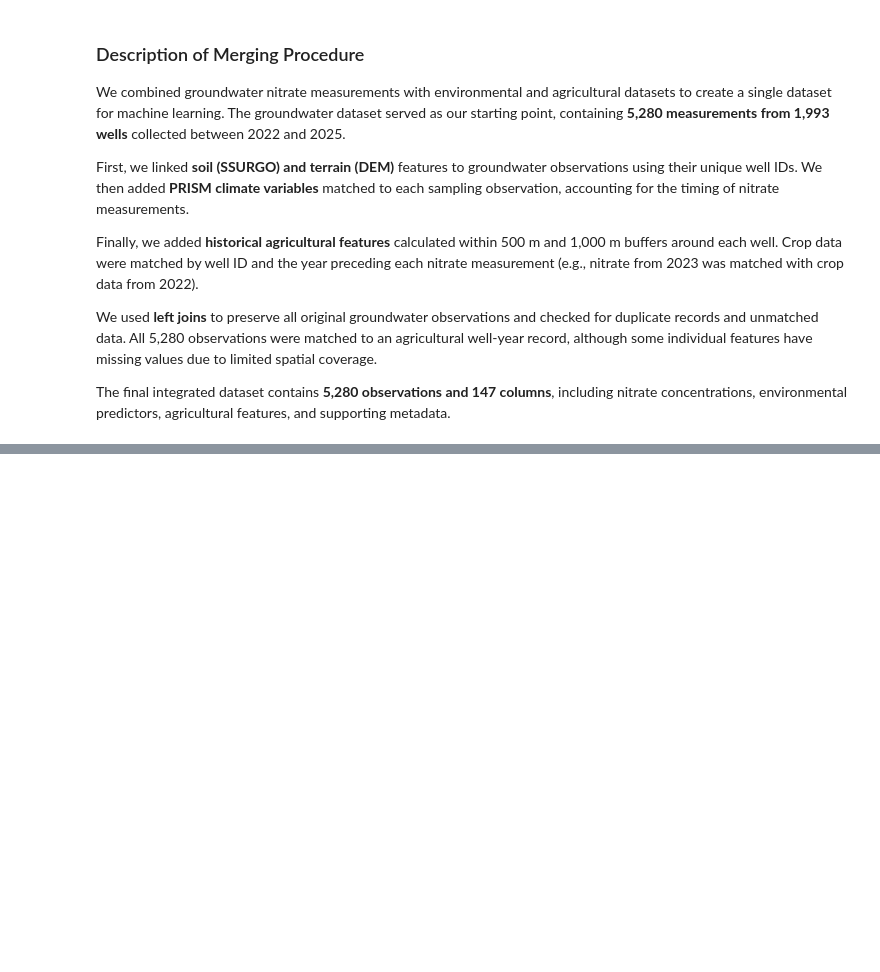
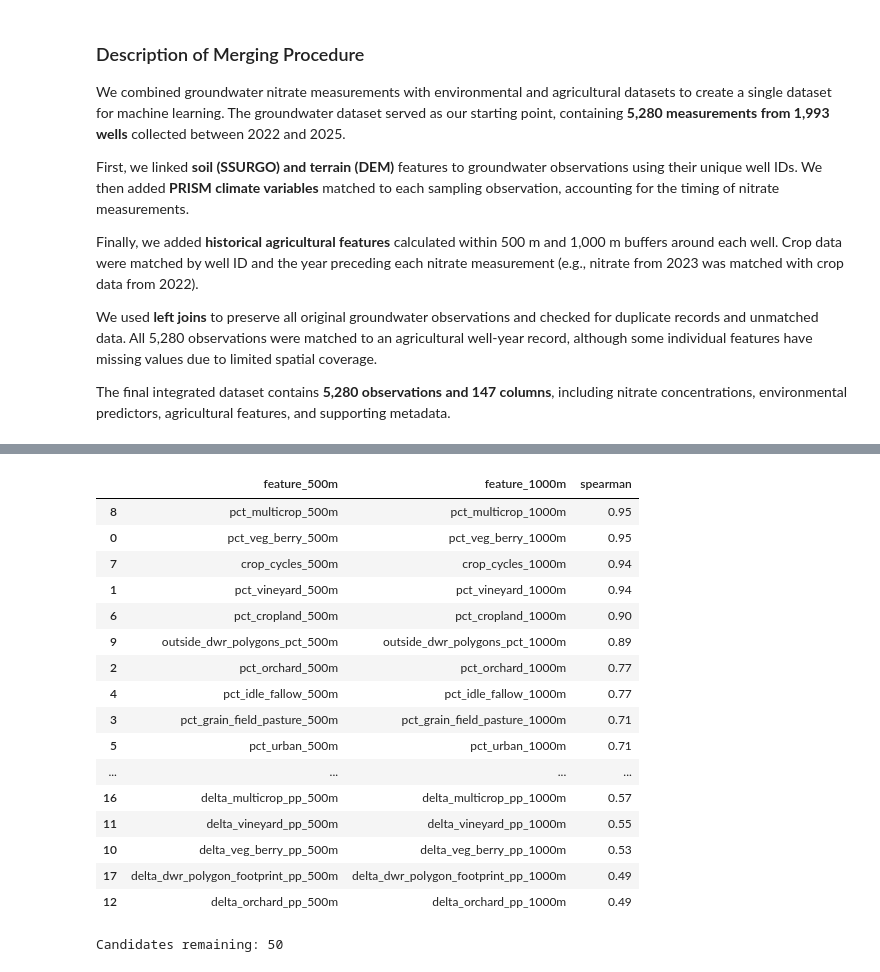
Before and after one commit to Erdos-Projects/fall-2026-infrastructure-placement, a Jupyter notebook: notebooks/feature_selection.ipynb, the cells around one changed output, grey strips where cells are left out. Saved outputs shown, nothing was run; the diff lists cells and outputs as text; code cells hidden in the pictures; blank space fills up the shorter version.

Commit message:
Feature selection: model-independent screening to 50 candidates and decision log

```diff
--- a/notebooks/feature_selection.ipynb
+++ b/notebooks/feature_selection.ipynb
@@ -72,0 +194,20 @@ We will retain agricultural intensity, crop composition, soils, terrain, and cli
+# %%
+MISSING_THRESHOLD = 0.50
+DOMINANT_THRESHOLD = 0.95
+
+missing_share = df[candidates].isna().mean()
+dominant_share = df[candidates].apply(lambda s: s.value_counts(normalize=True).iloc[0])
+
+too_missing = missing_share[missing_share > MISSING_THRESHOLD].index.tolist()
+near_constant = dominant_share[dominant_share > DOMINANT_THRESHOLD].index.tolist()
+
+log_decision(too_missing, "low_information", "drop",
+             f"more than {MISSING_THRESHOLD:.0%} missing values")
+log_decision(near_constant, "low_information", "drop",
+             f"one value in more than {DOMINANT_THRESHOLD:.0%} of rows")
+
+candidates = [f for f in candidates if f not in too_missing + near_constant]
+
+print("Too many missing:", {f: round(missing_share[f], 2) for f in too_missing})
+print("Near-constant:", {f: round(dominant_share[f], 3) for f in near_constant})
+print(f"Candidates remaining: {len(candidates)}")
@@ -72,0 +222,45 @@ We will retain agricultural intensity, crop composition, soils, terrain, and cli
+# %%
+RADIUS_THRESHOLD = 0.90
+
+# 1. Keep pct (share of whole buffer); drop the share-of-mapped-area versions
+of_mapped = [f for f in candidates if "_of_mapped_" in f]
+log_decision(of_mapped, "redundancy", "drop",
+             "share of DWR-mapped area; pct (share of whole buffer) is used instead, "
+             "with outside_dwr_polygons_pct describing the unmapped share")
+candidates = [f for f in candidates if f not in of_mapped]
+
+# 2. Compare each variable at 500 m vs 1,000 m
+pairs = [(f, f.replace("500m", "1000m")) for f in candidates
+         if "500m" in f and f.replace("500m", "1000m") in candidates]
+
+radius = pd.DataFrame(
+    [{"feature_500m": a, "feature_1000m": b,
+      "spearman": df[[a, b]].corr(method="spearman").iloc[0, 1]} for a, b in pairs]
+).sort_values("spearman", ascending=False)
+
+redundant_1000m = radius.loc[radius["spearman"] > RADIUS_THRESHOLD, "feature_1000m"].tolist()
+log_decision(redundant_1000m, "redundancy", "drop",
+             f"Spearman rho > {RADIUS_THRESHOLD} with the 500 m version; 500 m kept")
+candidates = [f for f in candidates if f not in redundant_1000m]
+
+display(radius.round(2))
+print(f"Candidates remaining: {len(candidates)}")
+# %% [output]
+|  | feature_500m | feature_1000m | spearman |
+| 8 | pct_multicrop_500m | pct_multicrop_1000m | 0.95 |
+| 0 | pct_veg_berry_500m | pct_veg_berry_1000m | 0.95 |
+| 7 | crop_cycles_500m | crop_cycles_1000m | 0.94 |
+| 1 | pct_vineyard_500m | pct_vineyard_1000m | 0.94 |
+| 6 | pct_cropland_500m | pct_cropland_1000m | 0.90 |
+| 9 | outside_dwr_polygons_pct_500m | outside_dwr_polygons_pct_1000m | 0.89 |
+| 2 | pct_orchard_500m | pct_orchard_1000m | 0.77 |
+| 4 | pct_idle_fallow_500m | pct_idle_fallow_1000m | 0.77 |
+| 3 | pct_grain_field_pasture_500m | pct_grain_field_pasture_1000m | 0.71 |
+| 5 | pct_urban_500m | pct_urban_1000m | 0.71 |
+| ... | ... | ... | ... |
+| 16 | delta_multicrop_pp_500m | delta_multicrop_pp_1000m | 0.57 |
+| 11 | delta_vineyard_pp_500m | delta_vineyard_pp_1000m | 0.55 |
+| 10 | delta_veg_berry_pp_500m | delta_veg_berry_pp_1000m | 0.53 |
+| 17 | delta_dwr_polygon_footprint_pp_500m | delta_dwr_polygon_footprint_pp_1000m | 0.49 |
+| 12 | delta_orchard_pp_500m | delta_orchard_pp_1000m | 0.49 |
+Candidates remaining: 50
```
Also changed, not shown: parts of 20 cells of this notebook, 1 other file.
